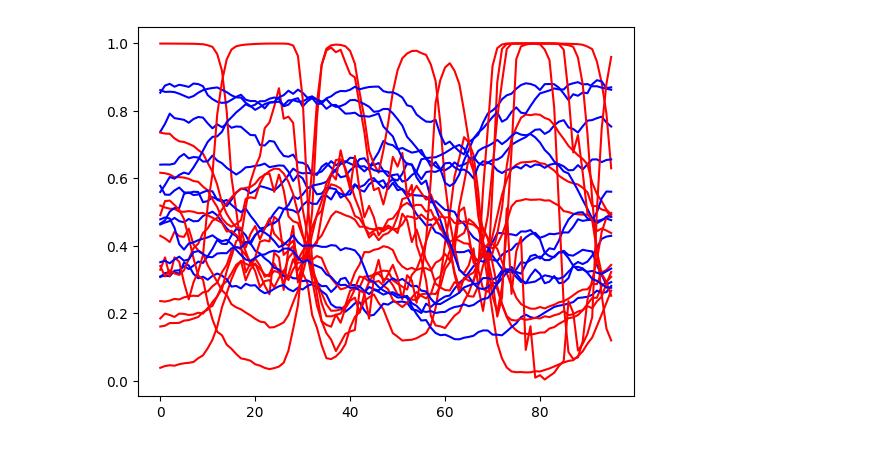
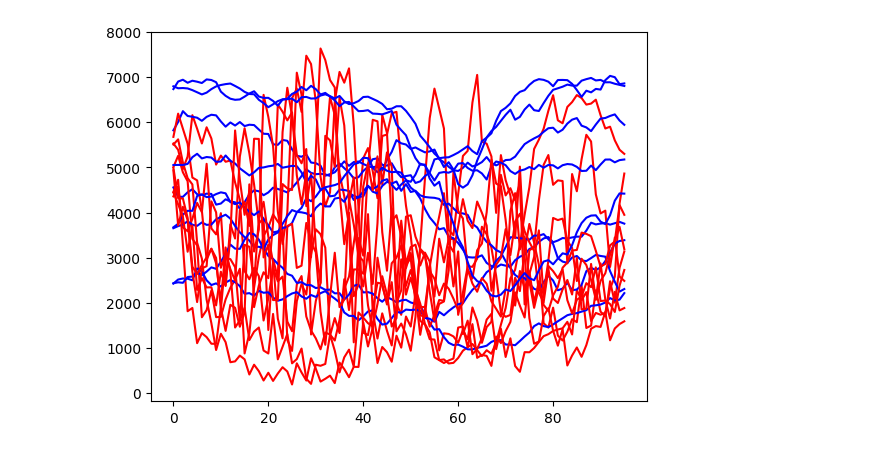
Before and after one commit to TimBerti/wind-gan, a Jupyter notebook: notebooks/wind_gan_minibatch.ipynb, the cells around one changed output. Saved outputs shown, nothing was run; the diff lists cells and outputs as text; code cells hidden in the pictures.

```diff
--- a/notebooks/wind_gan_minibatch.ipynb
+++ b/notebooks/wind_gan_minibatch.ipynb
@@ -12,7 +15,9 @@ X = torch.tensor(X, dtype=torch.float32)
 y = np.load('../data/y.npy')
 y = torch.tensor(y, dtype=torch.float32)
 X = X[y == 0]
-X = (X - X.min()) / (X.max() - X.min())
-X = X.reshape(-1, 1, 96)
+X_min = X.min()
+X_max = X.max()
+print(X_min, X_max)
+X = X.reshape(-1, 1, 1, 96)
 X.shape
 # %% [output]
@@ -166,0 +26,6 @@ Compile with `TORCH_USE_CUDA_DSA` to enable device-side assertions.
+# %%
+device = torch.device('cuda' if torch.cuda.is_available() else 'cpu')
+
+G = Generator()
+G.load_state_dict(torch.load('../models/best_generator_regime0.pth'))
+G.to(device);
@@ -167,9 +37,10 @@ Compile with `TORCH_USE_CUDA_DSA` to enable device-side assertions.
 # %%
-best_G.eval()
-fake_data = best_G(torch.randn(2, channels, 96*2, device=device)).reshape(-1, 96).cpu()
-for i in range(12):
+G.eval()
+fake_data = G(torch.randn(1, 100, 1, 1, device=device))[:,:,:,25:-25].reshape(-1, 96).cpu()
+fake_data = fake_data * (X_max - X_min) + X_min
+for i in range(9):
     plt.plot(fake_data[i].detach().numpy(), color='red')
-    plt.plot(X[i, 0].detach().numpy(), color='blue')
+    plt.plot(X[i, 0, 0].detach().numpy(), color='blue')
 plt.show()
 # %% [output]
-[figure, old version]
+[figure, new version]
```
Also changed, not shown: parts of 9 cells of this notebook, 3 other files.
